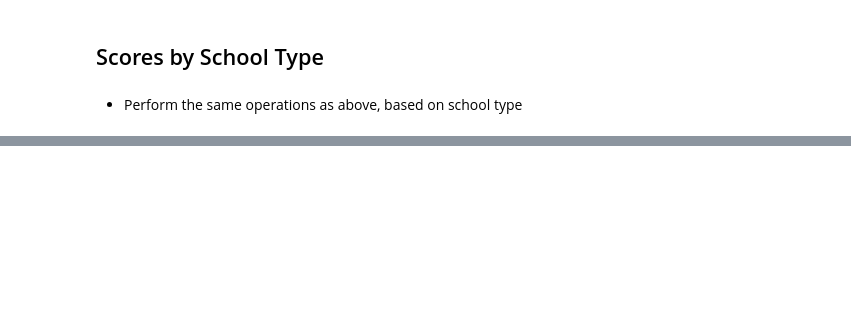
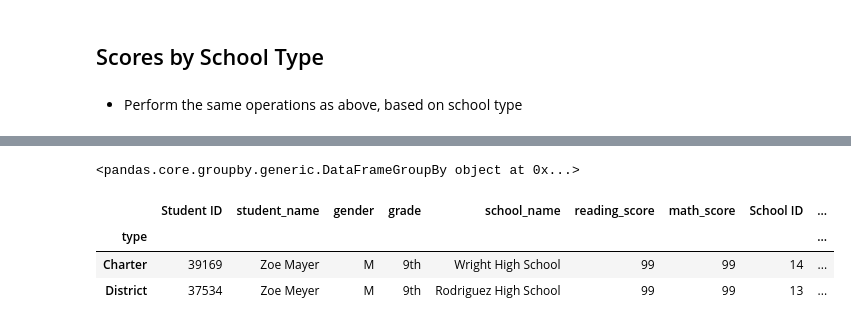
Before and after one commit to tarapolli/Pandas-challenge, a Jupyter notebook: PyCitySchools/PyCitySchools_starter.ipynb, the cells around one changed output, grey strips where cells are left out. Drawn from its saved outputs; the diff is of its cells as text; code cells hidden in the pictures; blank space fills up the shorter version.

```diff
--- a/PyCitySchools/PyCitySchools_starter.ipynb
+++ b/PyCitySchools/PyCitySchools_starter.ipynb
@@ -576,0 +663,11 @@ KeyError: 'Per Student Budget'
+# %%
+# group by type of school
+groupby_type = school_data_complete.groupby("type")
+print(groupby_type)
+groupby_type.max()
+# %% [output]
+<pandas.core.groupby.generic.DataFrameGroupBy object at 0x...>
+|  | Student ID | student_name | gender | grade | school_name | reading_score | math_score | School ID | ... |
+| type |  |  |  |  |  |  |  |  | ... |
+| Charter | 39169 | Zoe Mayer | M | 9th | Wright High School | 99 | 99 | 14 | ... |
+| District | 37534 | Zoe Meyer | M | 9th | Rodriguez High School | 99 | 99 | 13 | ... |
```
Also changed, not shown: parts of 26 cells of this notebook.
